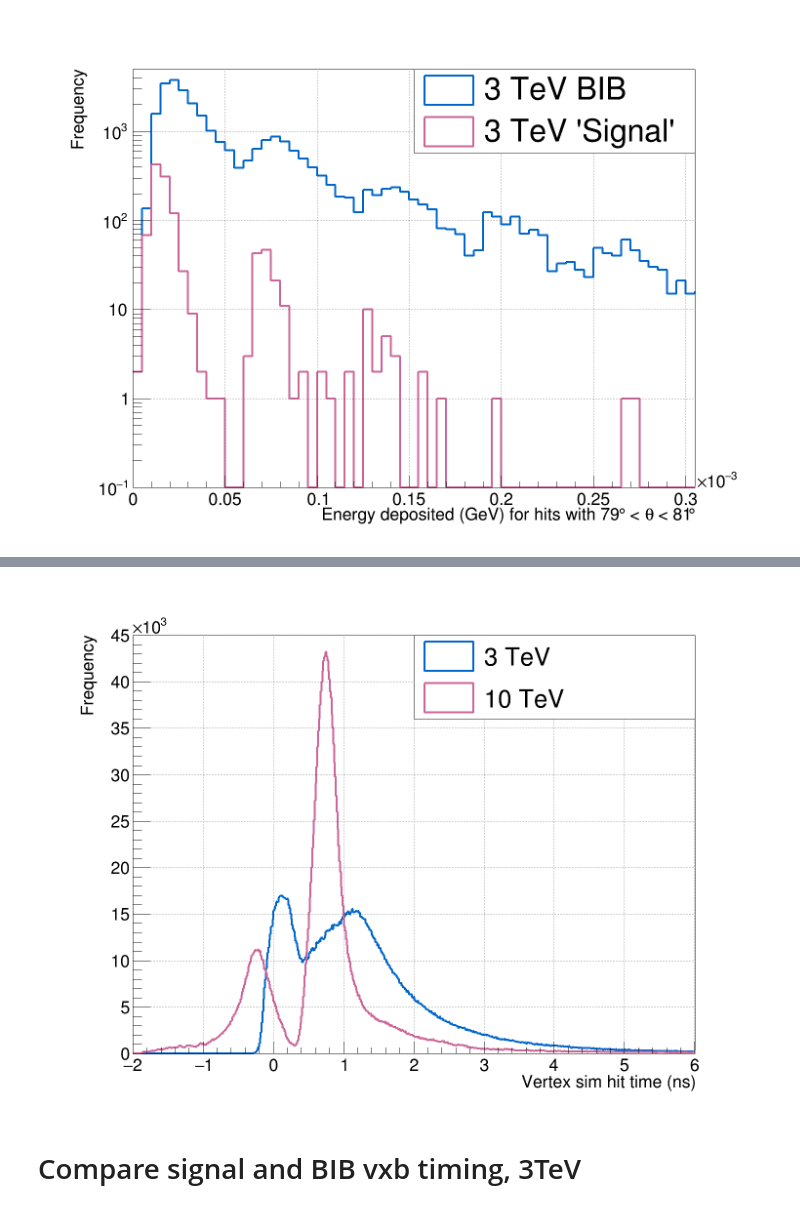
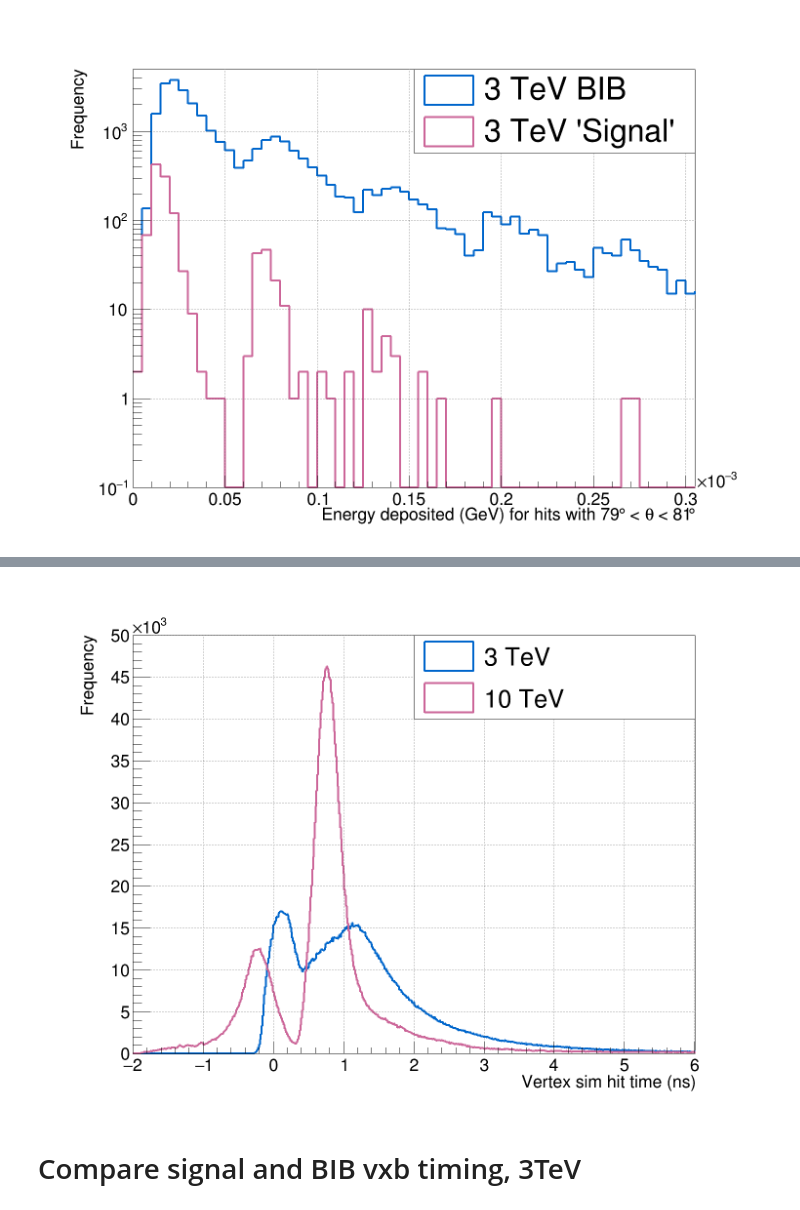
Before and after one commit to chrissellgren/MC_analysis, a Jupyter notebook: comparing 10tev and 3tev clusters.ipynb, the cells around one changed output, grey strips where cells are left out. Drawn from its saved outputs; the diff is of its cells as text; code cells hidden in the pictures.

```diff
--- a/comparing 10tev and 3tev clusters.ipynb
+++ b/comparing 10tev and 3tev clusters.ipynb
@@ -451,7 +449,7 @@ colors = [R.kAzure+2, R.kPink+2, R.kAzure+7, R.kTeal+2]
 h_ax = R.TH1F('h_ax', '; Vertex sim hit time (ns);Frequency', 1000, -2, 10)
 h_ax.GetYaxis().SetMaxDigits(3)
 C.SetLogy(False)
-h_ax.SetAxisRange(0, 45e3, 'Y')
+h_ax.SetAxisRange(0, 50e3, 'Y')
 h_ax.SetAxisRange(-2, 6, 'X')
 # Optimising the X axis
 a = h_ax.GetXaxis()
@@ -478,5 +477,5 @@ Warning in <TCanvas::Constructor>: Deleting canvas with same name: canvas
 Info in <TCanvas::Print>: png file /Users/chris/Desktop/MC/plots/comp_3vs10tev/simhittime_vertex.png has been created
-[figure, old version]
+[figure, new version]
 # %% [markdown]
 # Compare signal and BIB vxb timing, 3TeV
 # %%
```
Also changed, not shown: parts of 3 cells of this notebook, 1 other file.
